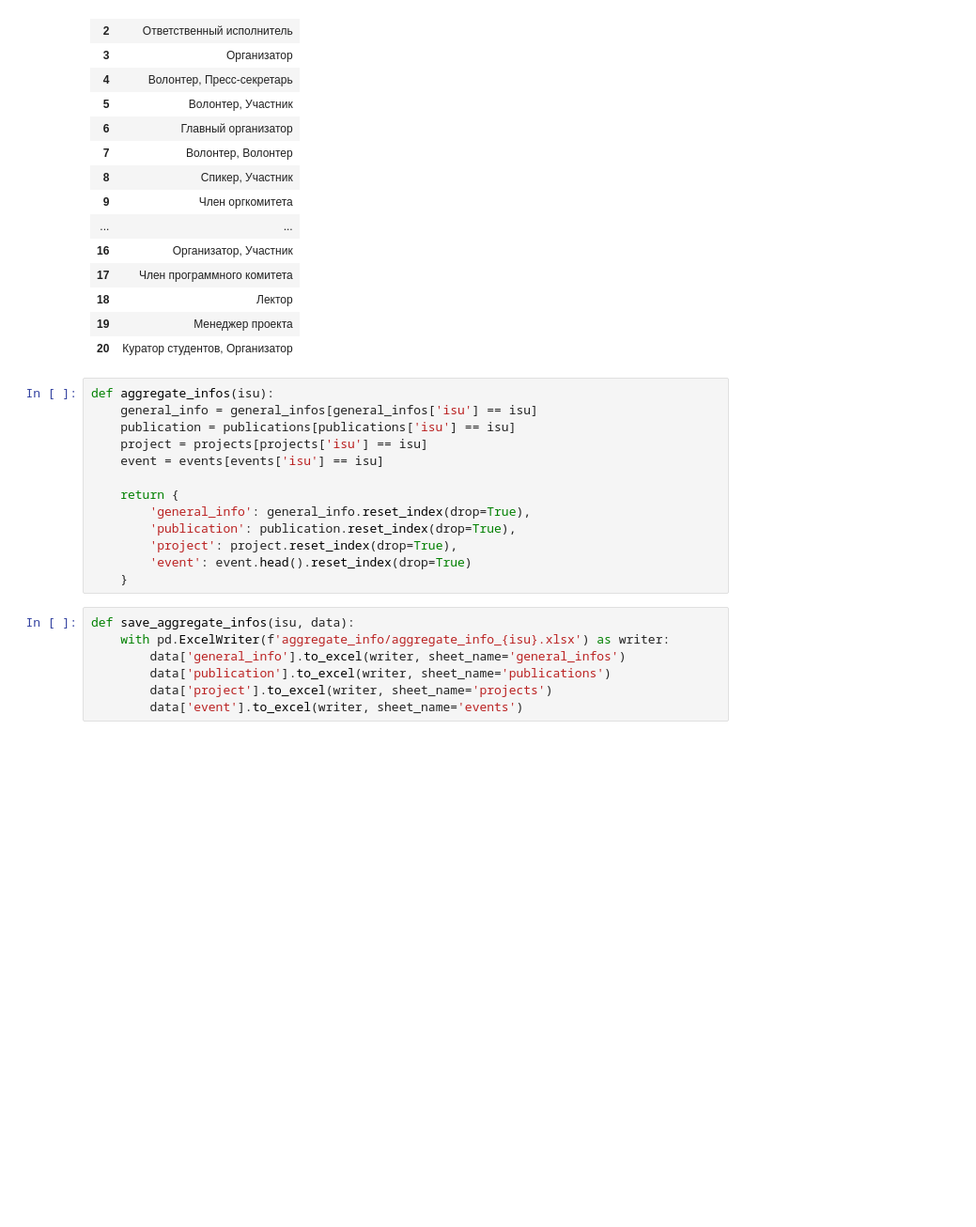
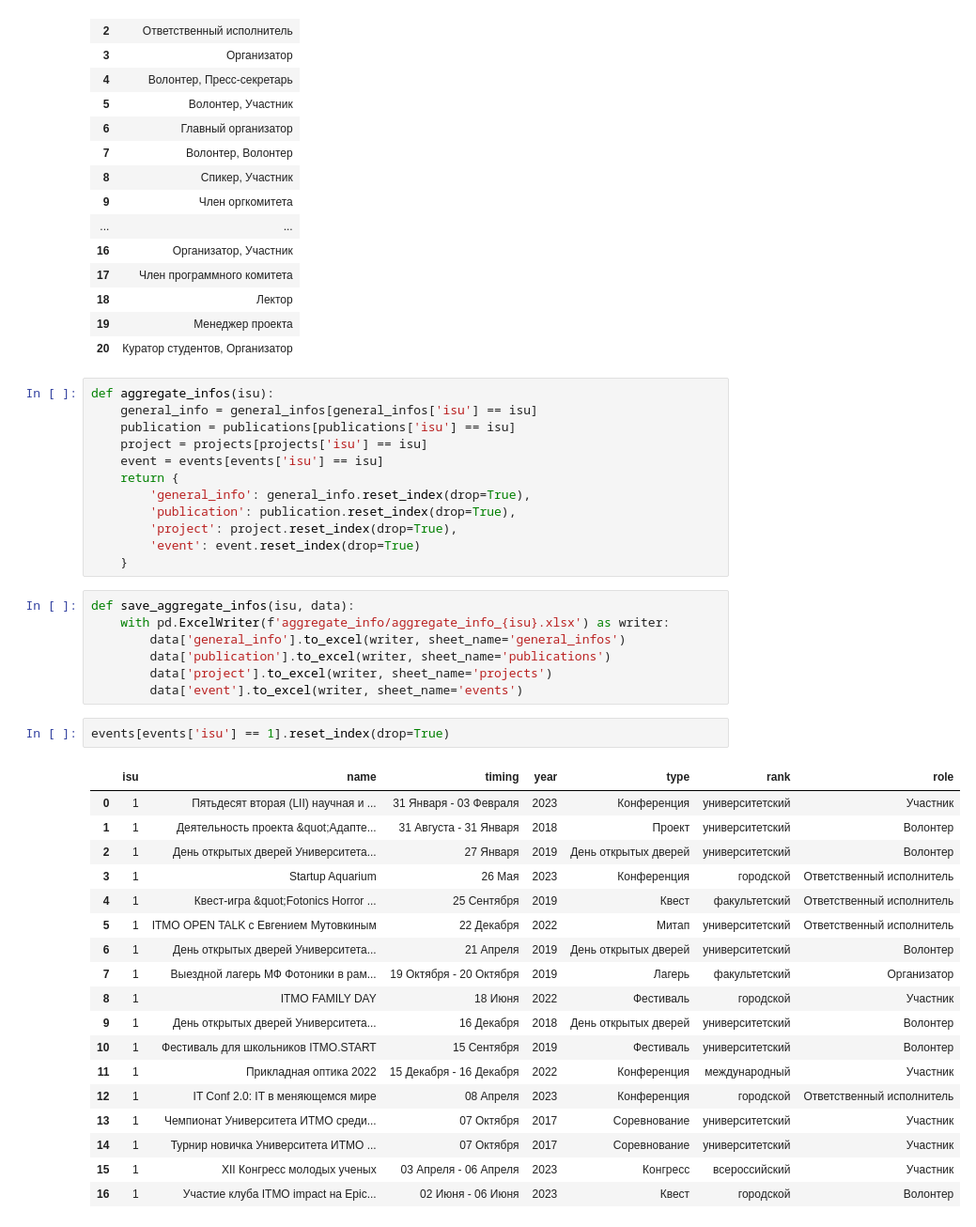
Before and after one commit to hoang97/hackathon_itmo_2023, a Jupyter notebook: data_analyze.ipynb, the cells around one changed output. Shown at 94% size. Drawn from its saved outputs; the diff is of its cells as text; blank space fills up the shorter version.

```diff
--- a/data_analyze.ipynb
+++ b/data_analyze.ipynb
@@ -180,12 +180,11 @@ def aggregate_infos(isu):
     publication = publications[publications['isu'] == isu]
     project = projects[projects['isu'] == isu]
     event = events[events['isu'] == isu]
-
     return {
         'general_info': general_info.reset_index(drop=True),
         'publication': publication.reset_index(drop=True),
         'project': project.reset_index(drop=True),
-        'event': event.head().reset_index(drop=True)
+        'event': event.reset_index(drop=True)
     }
 # %%
 def save_aggregate_infos(isu, data):
@@ -194,4 +193,25 @@ def save_aggregate_infos(isu, data):
         data['publication'].to_excel(writer, sheet_name='publications')
         data['project'].to_excel(writer, sheet_name='projects')
         data['event'].to_excel(writer, sheet_name='events')
+# %%
+events[events['isu'] == 1].reset_index(drop=True)
+# %% [output]
+|  | isu | name | timing | year | type | rank | role |
+| 0 | 1 | Пятьдесят вторая (LII) научная и ... | 31 Января - 03 Февраля | 2023 | Конференция | университетский | Участник |
+| 1 | 1 | Деятельность проекта &quot;Адапте... | 31 Августа - 31 Января | 2018 | Проект | университетский | Волонтер |
+| 2 | 1 | День открытых дверей Университета... | 27 Января | 2019 | День открытых дверей | университетский | Волонтер |
+| 3 | 1 | Startup Aquarium | 26 Мая | 2023 | Конференция | городской | Ответственный исполнитель |
+| 4 | 1 | Квест-игра &quot;Fotonics Horror ... | 25 Сентября | 2019 | Квест | факультетский | Ответственный исполнитель |
+| 5 | 1 | ITMO OPEN TALK с Евгением Мутовкиным | 22 Декабря | 2022 | Митап | университетский | Ответственный исполнитель |
+| 6 | 1 | День открытых дверей Университета... | 21 Апреля | 2019 | День открытых дверей | университетский | Волонтер |
+| 7 | 1 | Выездной лагерь МФ Фотоники в рам... | 19 Октября - 20 Октября | 2019 | Лагерь | факультетский | Организатор |
+| 8 | 1 | ITMO FAMILY DAY | 18 Июня | 2022 | Фестиваль | городской | Участник |
+| 9 | 1 | День открытых дверей Университета... | 16 Декабря | 2018 | День открытых дверей | университетский | Волонтер |
+| 10 | 1 | Фестиваль для школьников ITMO.START | 15 Сентября | 2019 | Фестиваль | университетский | Волонтер |
+| 11 | 1 | Прикладная оптика 2022 | 15 Декабря - 16 Декабря | 2022 | Конференция | международный | Участник |
+| 12 | 1 | IT Conf 2.0: IT в меняющемся мире | 08 Апреля | 2023 | Конференция | городской | Ответственный исполнитель |
+| 13 | 1 | Чемпионат Университета ИТМО среди... | 07 Октября | 2017 | Соревнование | университетский | Участник |
+| 14 | 1 | Турнир новичка Университета ИТМО ... | 07 Октября | 2017 | Соревнование | университетский | Участник |
+| 15 | 1 | XII Конгресс молодых ученых | 03 Апреля - 06 Апреля | 2023 | Конгресс | всероссийский | Участник |
+| 16 | 1 | Участие клуба ITMO impact на Epic... | 02 Июня - 06 Июня | 2023 | Квест | городской | Волонтер |
 # %%
```
Also changed, not shown: parts of 1 cell of this notebook, 12 other files.
